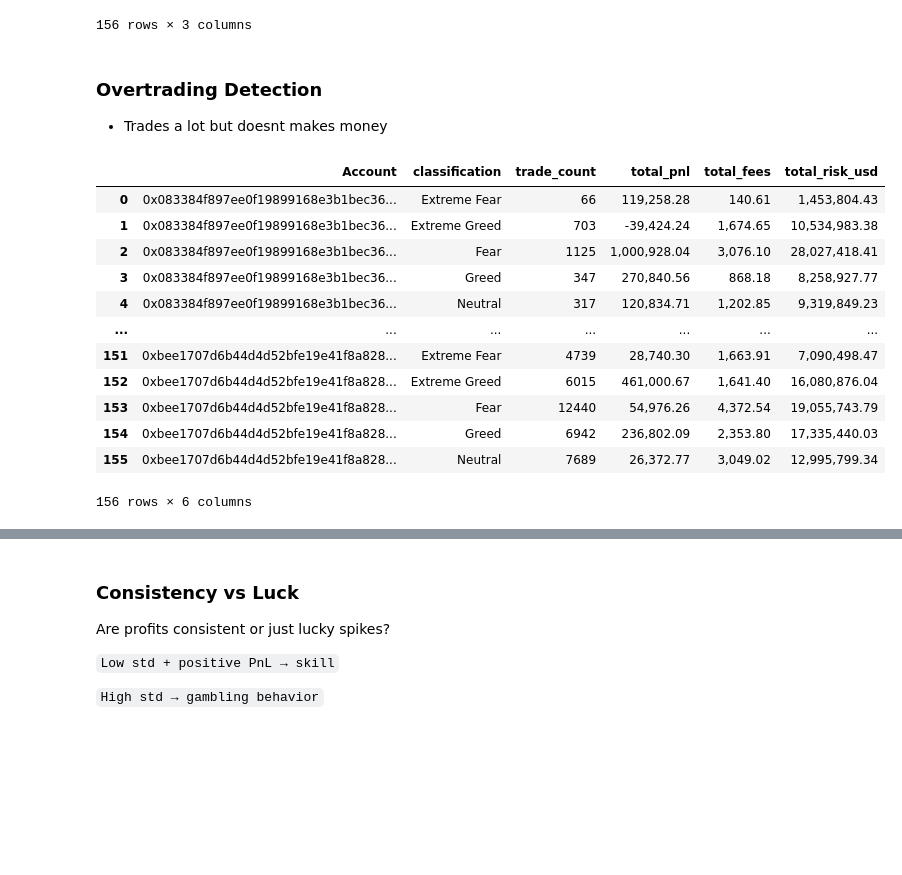
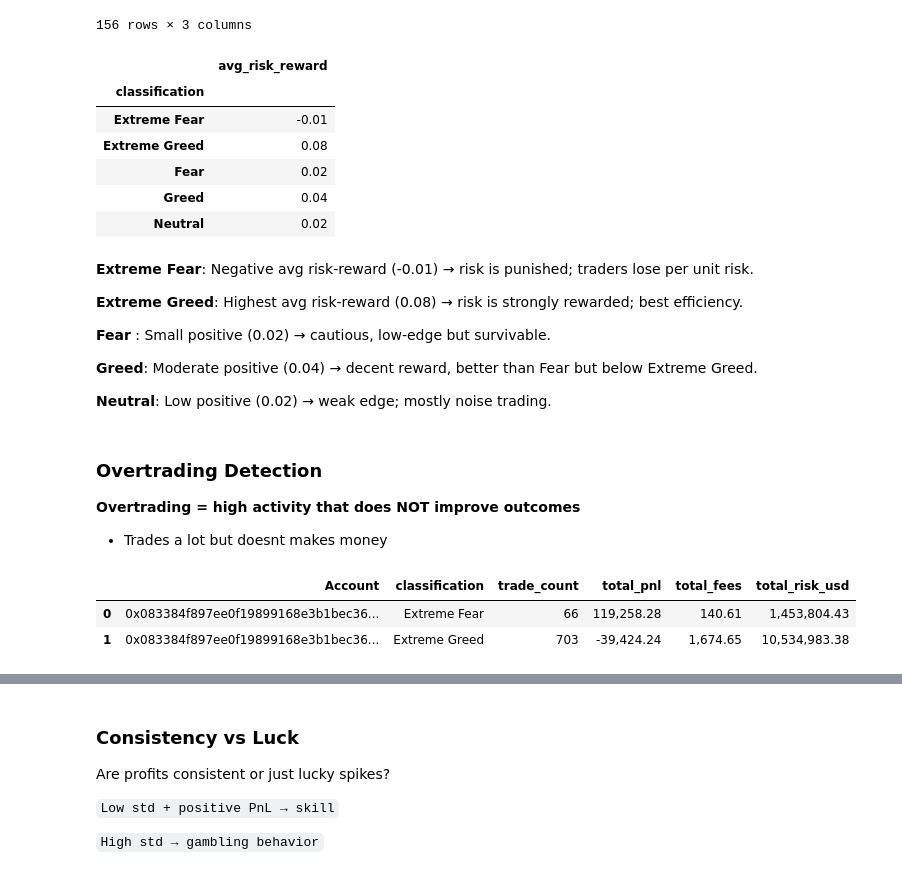
Before and after one commit to Pranay5519/ds_PranayGundu, a Jupyter notebook: assign_1.ipynb, the cells around one changed output, grey strips where cells are left out. Drawn from its saved outputs; the diff is of its cells as text; code cells hidden in the pictures; blank space fills up the shorter version.

```diff
--- a/assign_1.ipynb
+++ b/assign_1.ipynb
@@ -623,8 +383,0 @@ daily_pnl_sentiment
-# %%
-trader_sentiment_df["year"] = trader_sentiment_df["trade_date"].dt.year
-yearly_pnl_sentiment = (
-    trader_sentiment_df
-    .groupby(["year", "classification"])["Closed PnL"]
-    .sum()
-    .reset_index()
-)
@@ -1409,34 +1154,49 @@ risk_reward_trader
 | 154 | 0xbee1707d6b44d4d52bfe19e41f8a828... | Greed | 0.01 |
 | 155 | 0xbee1707d6b44d4d52bfe19e41f8a828... | Neutral | 0.00 |
 156 rows × 3 columns
+# %%
+risk_reward_trader.groupby(["classification"]).agg(
+        avg_risk_reward = ("pnl_per_usd_risk" , "mean")
+        )
+# %% [output]
+|  | avg_risk_reward |
+| classification |  |
+| Extreme Fear | -0.01 |
+| Extreme Greed | 0.08 |
+| Fear | 0.02 |
+| Greed | 0.04 |
+| Neutral | 0.02 |
+# %% [markdown]
+**Extreme Fear**: Negative avg risk-reward (-0.01) → risk is punished; traders lose per unit risk.
+
+**Extreme Greed**: Highest avg risk-reward (0.08) → risk is strongly rewarded; best efficiency.
+
+**Fear** :  Small positive (0.02) → cautious, low-edge but survivable.
+
+**Greed**: Moderate positive (0.04) → decent reward, better than Fear but below Extreme Greed.
+
+**Neutral**: Low positive (0.02) → weak edge; mostly noise trading.
 # %% [markdown]
 ### Overtrading Detection
 
+**Overtrading = high activity that does NOT improve outcomes**
+
+
 * Trades a lot but doesnt makes money
 # %%
 overtrading_check = (
     trader_sentiment_df
     .groupby(["Account", "classification"])
     .agg(
         trade_count=("Closed PnL", "count"),
         total_pnl=("Closed PnL", "sum"),
         total_fees=("Fee", "sum"),
         total_risk_usd=("Size USD", "sum")
     )
     .reset_index()
 )
-overtrading_check
+overtrading_check.head(2)
 # %% [output]
 |  | Account | classification | trade_count | total_pnl | total_fees | total_risk_usd |
 | 0 | 0x083384f897ee0f19899168e3b1bec36... | Extreme Fear | 66 | 119,258.28 | 140.61 | 1,453,804.43 |
 | 1 | 0x083384f897ee0f19899168e3b1bec36... | Extreme Greed | 703 | -39,424.24 | 1,674.65 | 10,534,983.38 |
-| 2 | 0x083384f897ee0f19899168e3b1bec36... | Fear | 1125 | 1,000,928.04 | 3,076.10 | 28,027,418.41 |
-| 3 | 0x083384f897ee0f19899168e3b1bec36... | Greed | 347 | 270,840.56 | 868.18 | 8,258,927.77 |
-| 4 | 0x083384f897ee0f19899168e3b1bec36... | Neutral | 317 | 120,834.71 | 1,202.85 | 9,319,849.23 |
-| ... | ... | ... | ... | ... | ... | ... |
-| 151 | 0xbee1707d6b44d4d52bfe19e41f8a828... | Extreme Fear | 4739 | 28,740.30 | 1,663.91 | 7,090,498.47 |
-| 152 | 0xbee1707d6b44d4d52bfe19e41f8a828... | Extreme Greed | 6015 | 461,000.67 | 1,641.40 | 16,080,876.04 |
-| 153 | 0xbee1707d6b44d4d52bfe19e41f8a828... | Fear | 12440 | 54,976.26 | 4,372.54 | 19,055,743.79 |
-| 154 | 0xbee1707d6b44d4d52bfe19e41f8a828... | Greed | 6942 | 236,802.09 | 2,353.80 | 17,335,440.03 |
-| 155 | 0xbee1707d6b44d4d52bfe19e41f8a828... | Neutral | 7689 | 26,372.77 | 3,049.02 | 12,995,799.34 |
-156 rows × 6 columns
```
Also changed, not shown: parts of 39 cells of this notebook, 3 other files.
